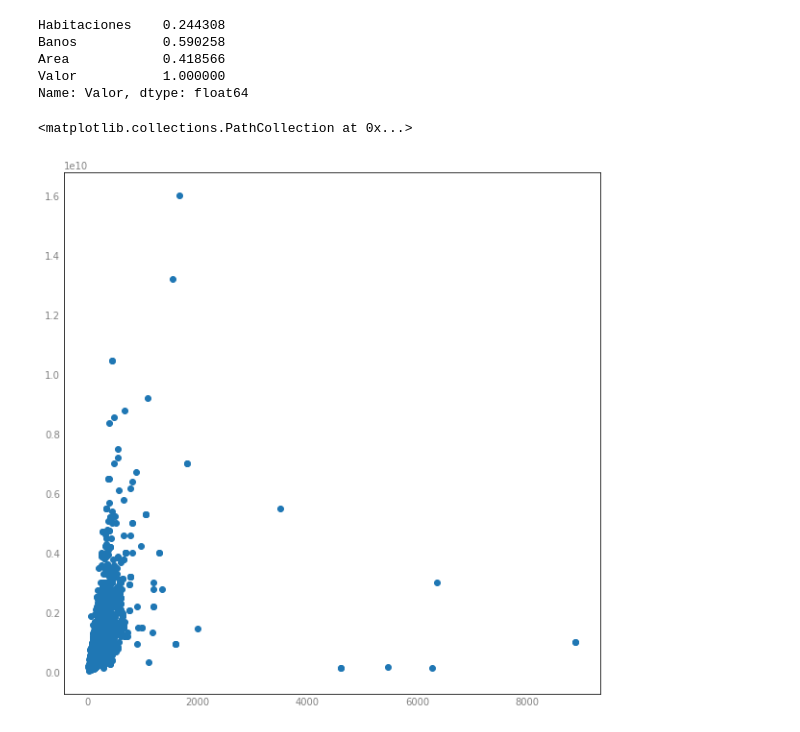
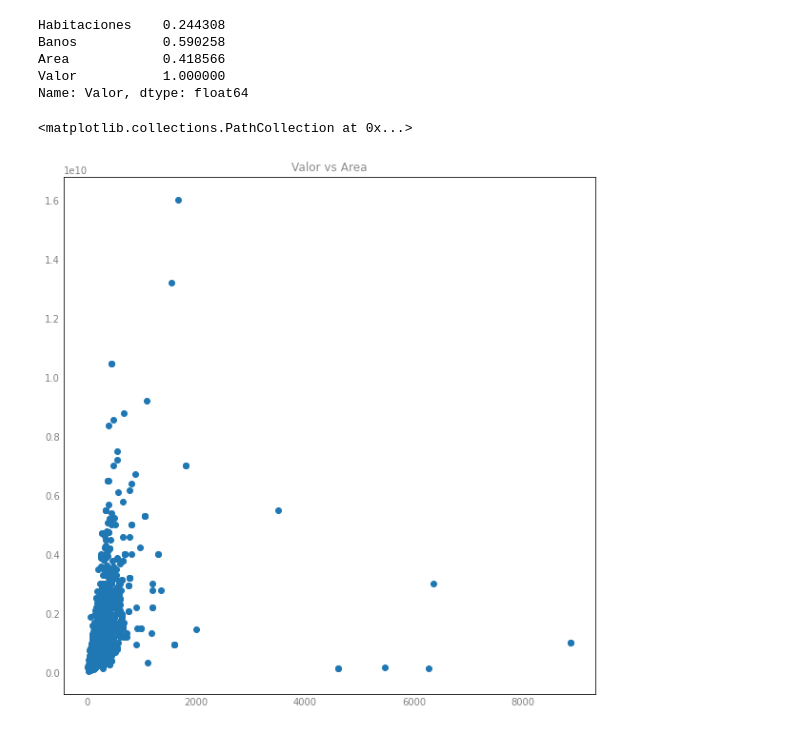
Before and after one commit to luis-telesforo/DS_project4, a Jupyter notebook: analisis_exploratorio_bogota.ipynb, the cells around one changed output. Drawn from its saved outputs; the diff is of its cells as text; code cells hidden in the pictures.

```diff
--- a/analisis_exploratorio_bogota.ipynb
+++ b/analisis_exploratorio_bogota.ipynb
@@ -163,9 +163,10 @@ Name: Valor, dtype: float64
 # %%
 plt.figure(figsize=(10,10))
 
 plt.gca().tick_params( which='both',length=0,labelcolor='gray')
+plt.title('Valor vs Area', alpha=0.9,c='gray')
 
 plt.scatter(inmuebles_baja_area.Area,inmuebles_baja_area.Valor)
 # %% [output]
 <matplotlib.collections.PathCollection at 0x...>
-[figure, old version]
+[figure, new version]
```
